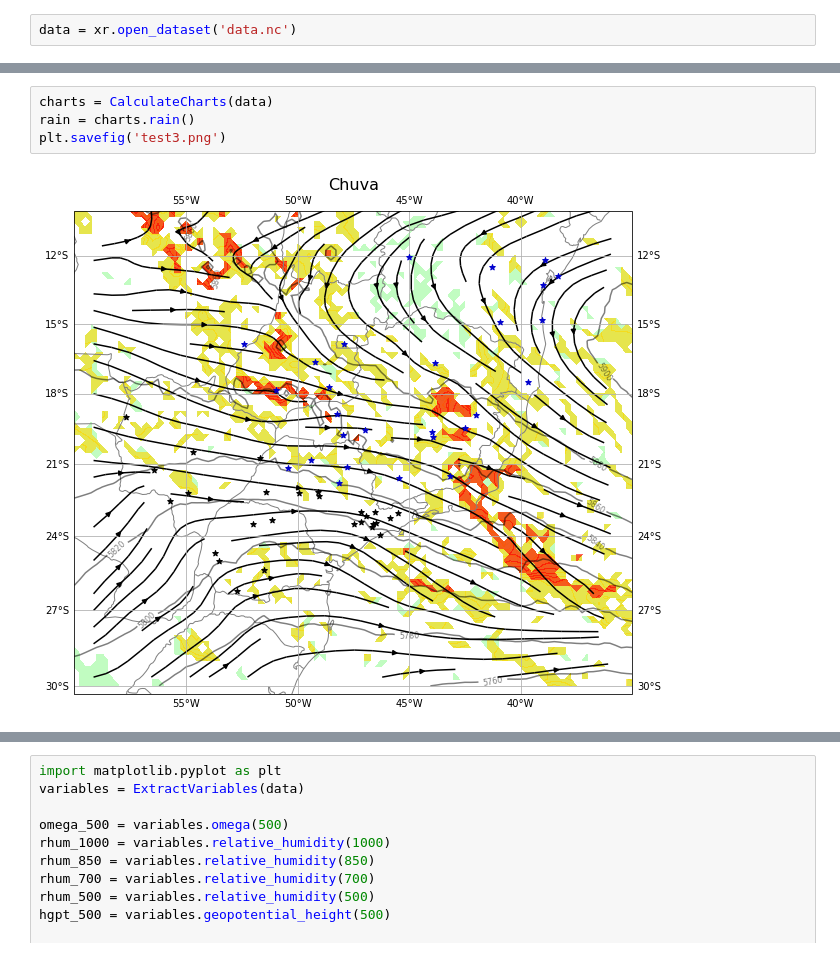
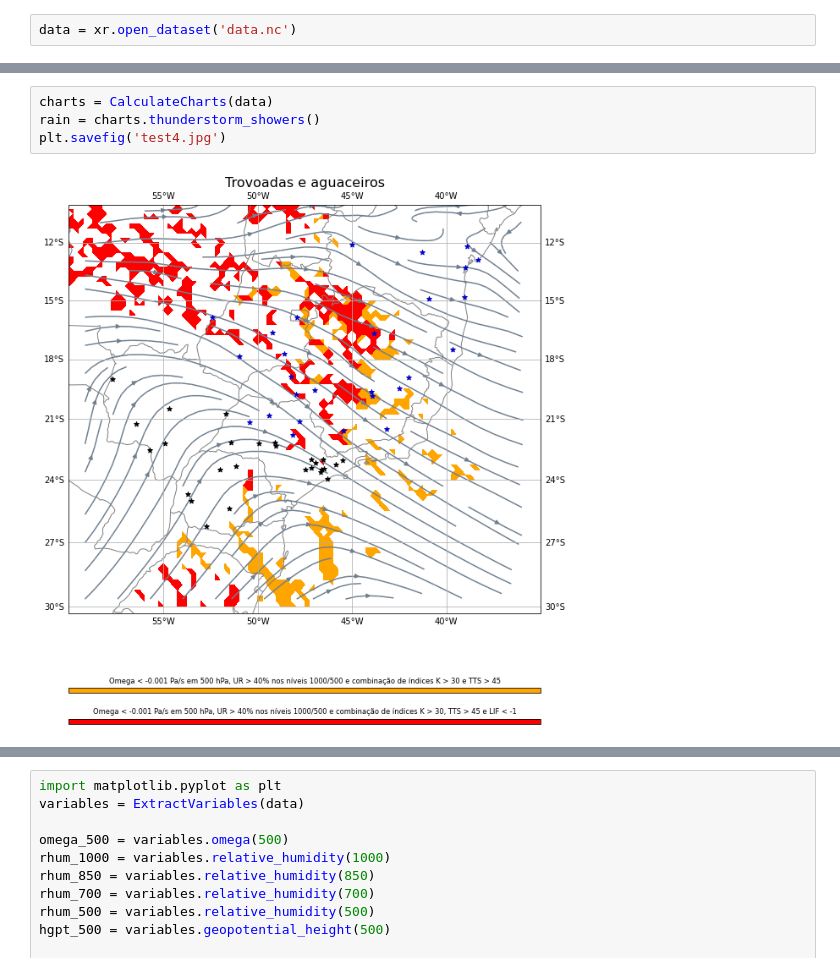
Before and after one commit to marciohssilveira/met_charts, a Jupyter notebook: plots.ipynb, the cells around one changed output, grey strips where cells are left out. Drawn from its saved outputs; the diff is of its cells as text.

Commit message:
added thuderstorms chart

```diff
--- a/plots.ipynb
+++ b/plots.ipynb
@@ -35,6 +43,6 @@ plt.savefig('test.png')
 # %%
 charts = CalculateCharts(data)
-rain = charts.rain()
-plt.savefig('test3.png')
+rain = charts.thunderstorm_showers()
+plt.savefig('test4.jpg')
 # %% [output]
-[figure, old version]
+[figure, new version]
```
Also changed, not shown: parts of 4 cells of this notebook, 10 other files.
